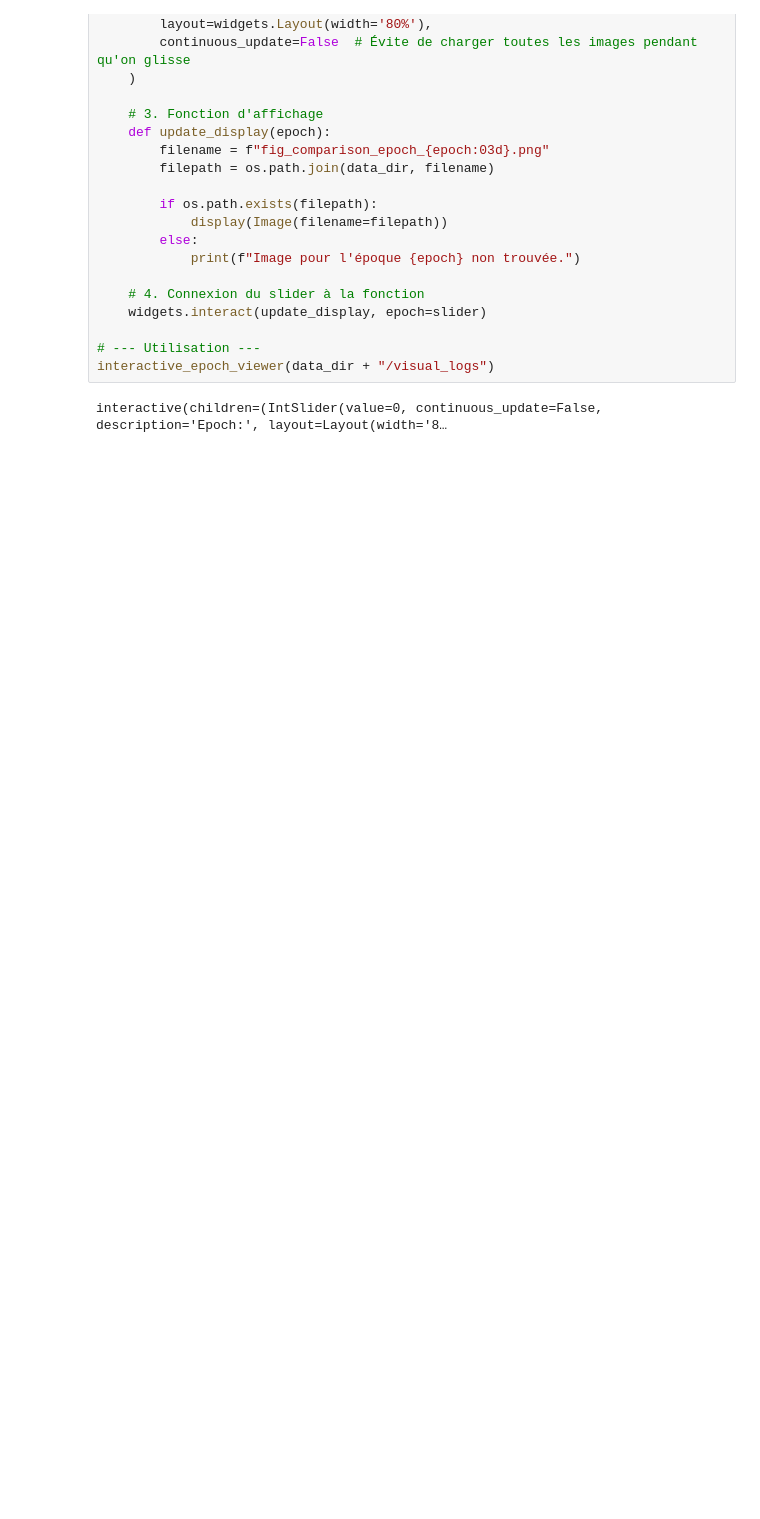
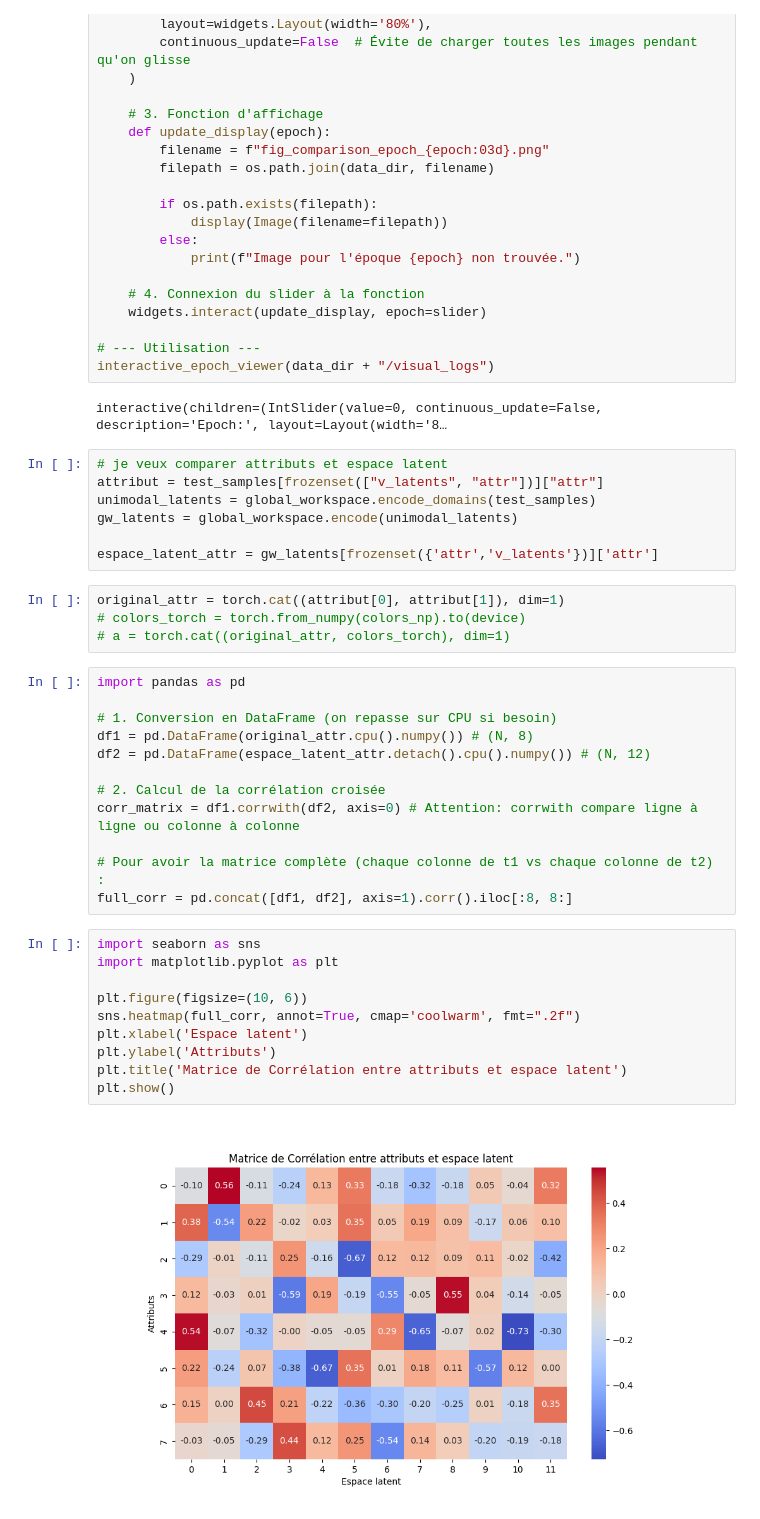
Before and after one commit to lucas-ch/gwsyn, a Jupyter notebook: notebooks/test_color_distribution.ipynb, the cells around one changed output. Cells and saved outputs as stored; diff of their text form; blank space fills up the shorter version.

```diff
--- a/notebooks/test_color_distribution.ipynb
+++ b/notebooks/test_color_distribution.ipynb
@@ -115,3 +160,38 @@ def interactive_epoch_viewer(data_dir: str):
 interactive_epoch_viewer(data_dir + "/visual_logs")
 # %% [output]
 interactive(children=(IntSlider(value=0, continuous_update=False, description='Epoch:', layout=Layout(width='8…
+# %%
+# je veux comparer attributs et espace latent
+attribut = test_samples[frozenset(["v_latents", "attr"])]["attr"]
+unimodal_latents = global_workspace.encode_domains(test_samples)
+gw_latents = global_workspace.encode(unimodal_latents)
+
+espace_latent_attr = gw_latents[frozenset({'attr','v_latents'})]['attr']
+# %%
+original_attr = torch.cat((attribut[0], attribut[1]), dim=1)
+# colors_torch = torch.from_numpy(colors_np).to(device)
+# a = torch.cat((original_attr, colors_torch), dim=1)
+# %%
+import pandas as pd
+
+# 1. Conversion en DataFrame (on repasse sur CPU si besoin)
+df1 = pd.DataFrame(original_attr.cpu().numpy()) # (N, 8)
+df2 = pd.DataFrame(espace_latent_attr.detach().cpu().numpy()) # (N, 12)
+
+# 2. Calcul de la corrélation croisée
+corr_matrix = df1.corrwith(df2, axis=0) # Attention: corrwith compare ligne à ligne ou colonne à colonne
+
+# Pour avoir la matrice complète (chaque colonne de t1 vs chaque colonne de t2) :
+full_corr = pd.concat([df1, df2], axis=1).corr().iloc[:8, 8:]
+# %%
+import seaborn as sns
+import matplotlib.pyplot as plt
+
+plt.figure(figsize=(10, 6))
+sns.heatmap(full_corr, annot=True, cmap='coolwarm', fmt=".2f")
+plt.xlabel('Espace latent')
+plt.ylabel('Attributs')
+plt.title('Matrice de Corrélation entre attributs et espace latent')
+plt.show()
+# %% [output]
+[figure, added]
```
Also changed, not shown: parts of 11 cells of this notebook, 14 other files.
